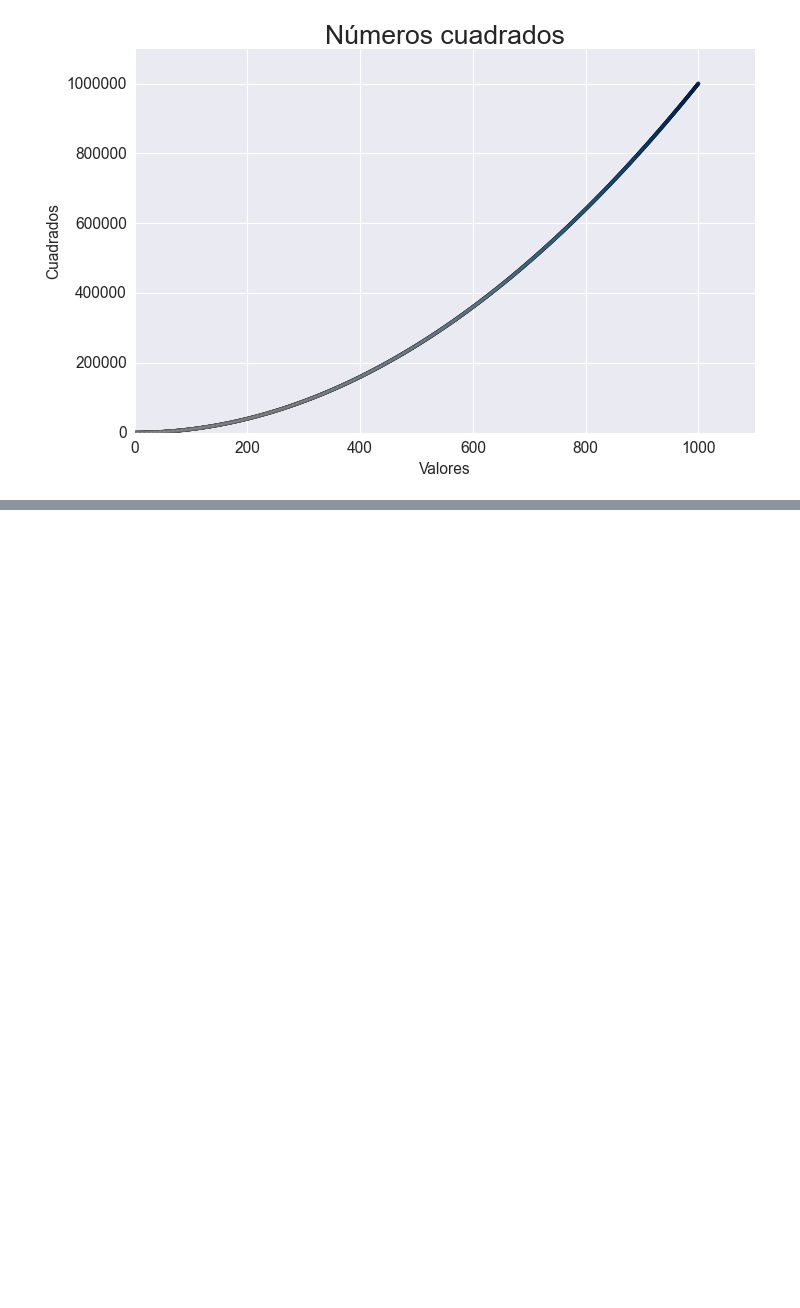
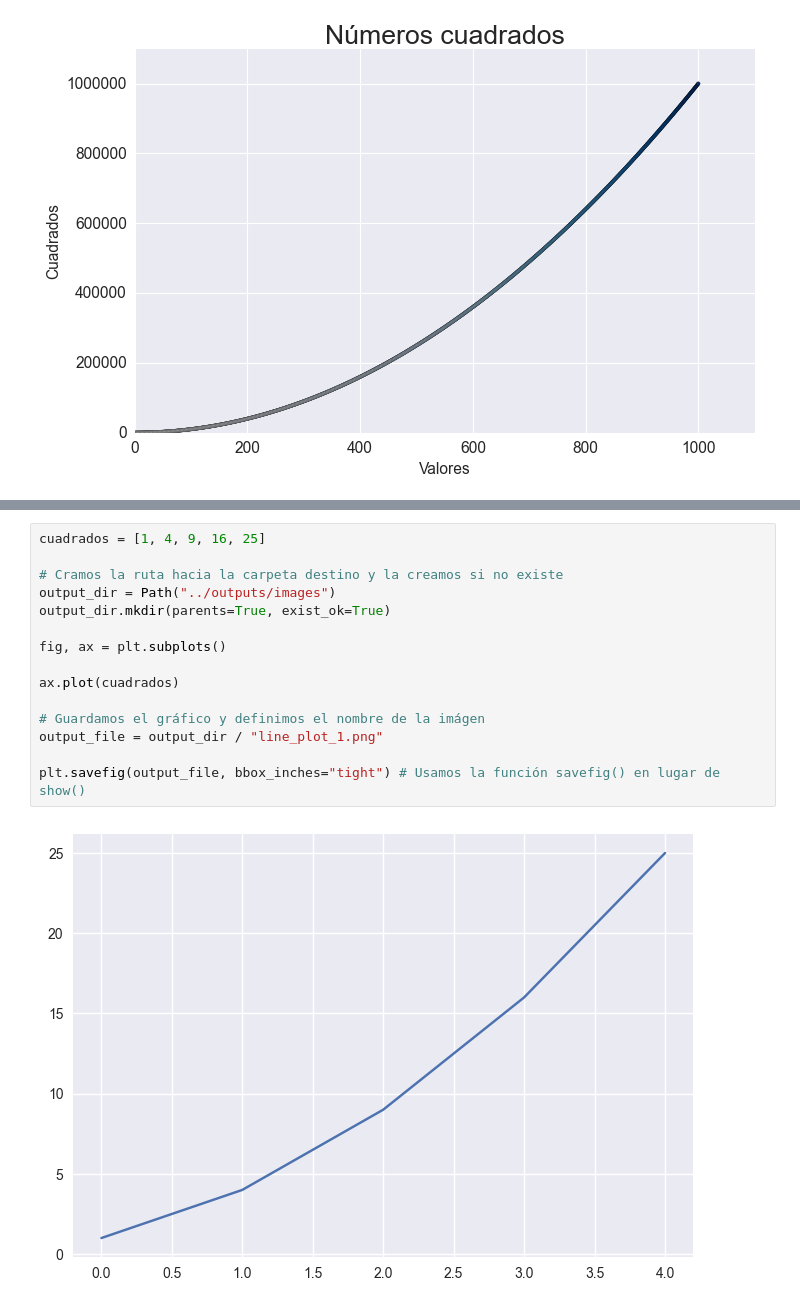
Before and after one commit to RodriManuel/python-data-visualization, a Jupyter notebook: notebooks/00_generando_graficos.ipynb, the cells around one changed output, grey strips where cells are left out. Cells and saved outputs as stored; diff of their text form; blank space fills up the shorter version.

Commit message:
feat(notebooks): agrega una sección para exportar y guardar los gráficos con pathlib y savefig()

```diff
--- a/notebooks/00_generando_graficos.ipynb
+++ b/notebooks/00_generando_graficos.ipynb
@@ -169,0 +177,17 @@ plt.show()
+# %%
+cuadrados = [1, 4, 9, 16, 25]
+
+# Cramos la ruta hacia la carpeta destino y la creamos si no existe
+output_dir = Path("../outputs/images")
+output_dir.mkdir(parents=True, exist_ok=True)
+
+fig, ax = plt.subplots()
+
+ax.plot(cuadrados)
+
+# Guardamos el gráfico y definimos el nombre de la imágen
+output_file = output_dir / "line_plot_1.png"
+
+plt.savefig(output_file, bbox_inches="tight") # Usamos la función savefig() en lugar de show()
+# %% [output]
+[figure, added]
```
Also changed, not shown: parts of 3 cells of this notebook, 4 other files.
